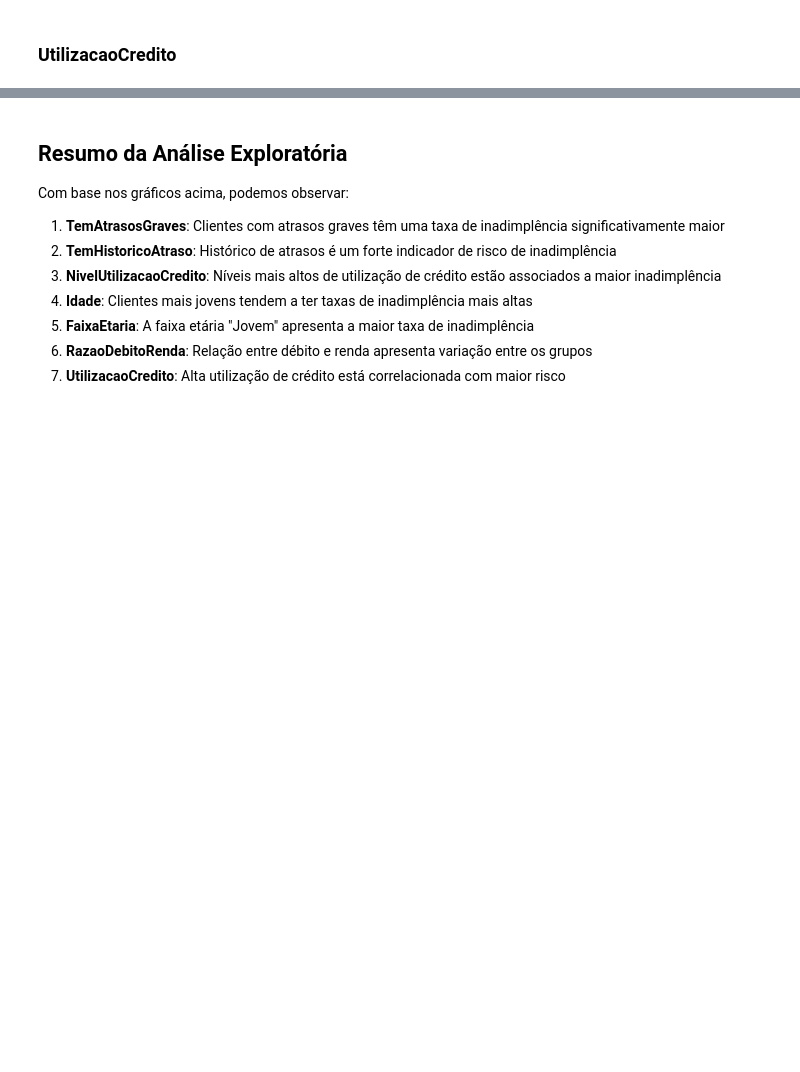
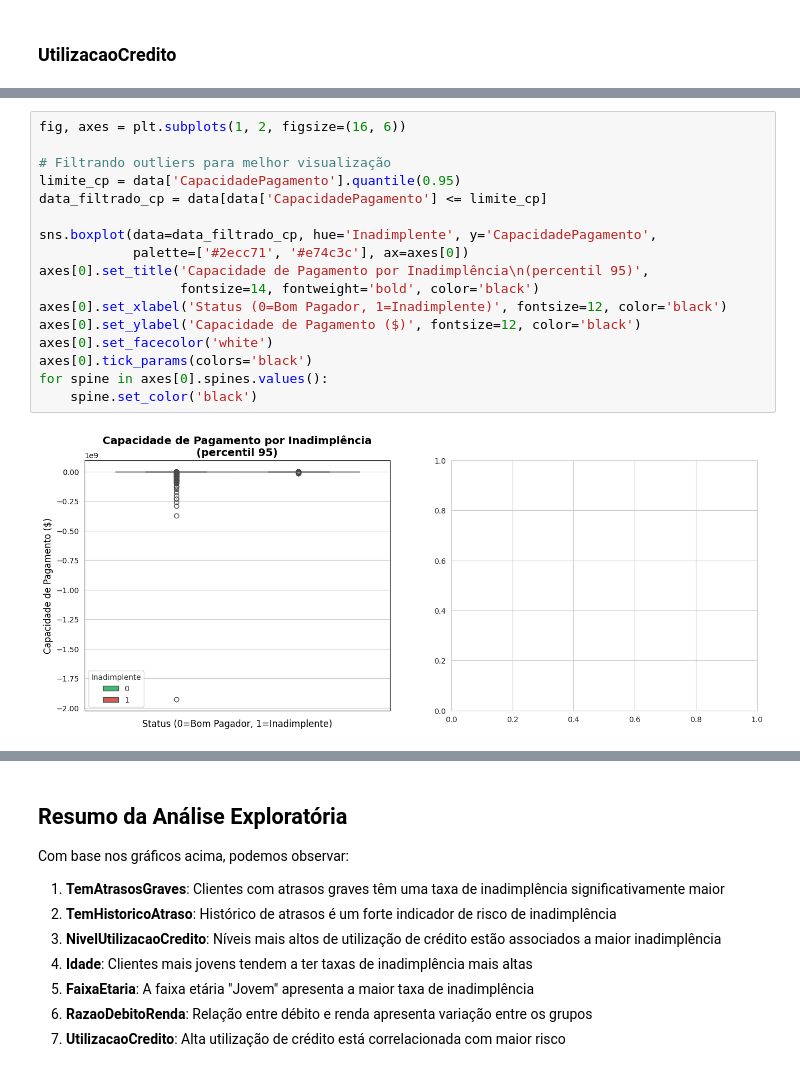
Before and after one commit to henriqueluza/Credit-Analysis-Model, a Jupyter notebook: modelo v2/notebooks/notebook2.ipynb, the cells around one changed output, grey strips where cells are left out. Cells and saved outputs as stored; diff of their text form; blank space fills up the shorter version.

```diff
--- a/modelo v2/notebooks/notebook2.ipynb
+++ b/modelo v2/notebooks/notebook2.ipynb
@@ -347,0 +353,19 @@ plt.show()
+# %%
+fig, axes = plt.subplots(1, 2, figsize=(16, 6))
+
+# Filtrando outliers para melhor visualização
+limite_cp = data['CapacidadePagamento'].quantile(0.95)
+data_filtrado_cp = data[data['CapacidadePagamento'] <= limite_cp]
+
+sns.boxplot(data=data_filtrado_cp, hue='Inadimplente', y='CapacidadePagamento',
+            palette=['#2ecc71', '#e74c3c'], ax=axes[0])
+axes[0].set_title('Capacidade de Pagamento por Inadimplência\n(percentil 95)',
+                  fontsize=14, fontweight='bold', color='black')
+axes[0].set_xlabel('Status (0=Bom Pagador, 1=Inadimplente)', fontsize=12, color='black')
+axes[0].set_ylabel('Capacidade de Pagamento ($)', fontsize=12, color='black')
+axes[0].set_facecolor('white')
+axes[0].tick_params(colors='black')
+for spine in axes[0].spines.values():
+    spine.set_color('black')
+# %% [output]
+[figure, added]
```
Also changed, not shown: parts of 16 cells of this notebook, 13 other files.
